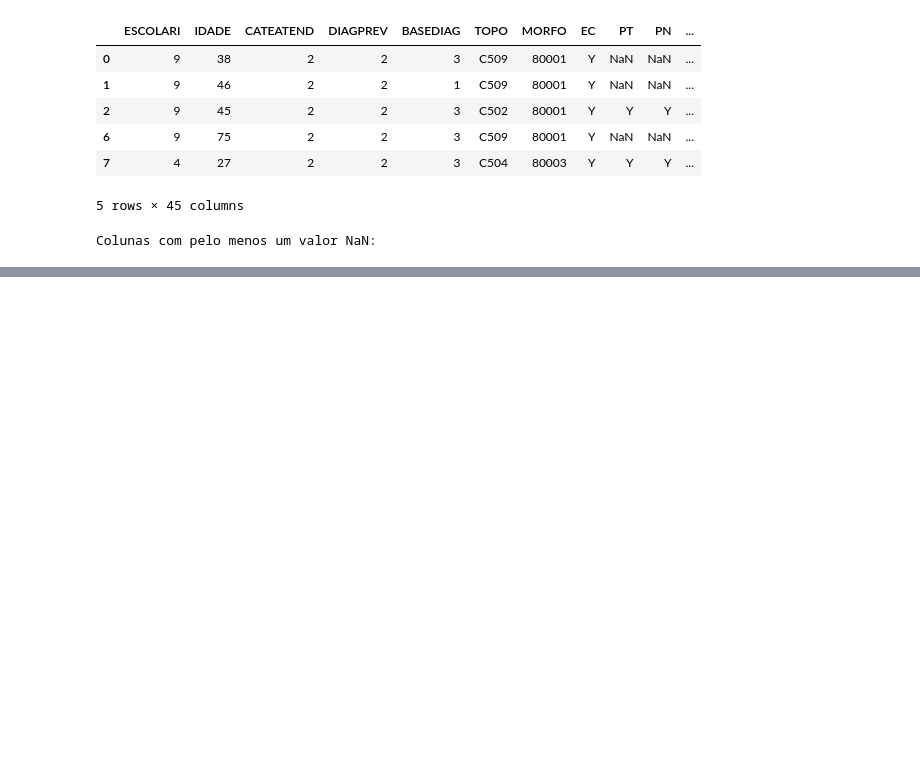
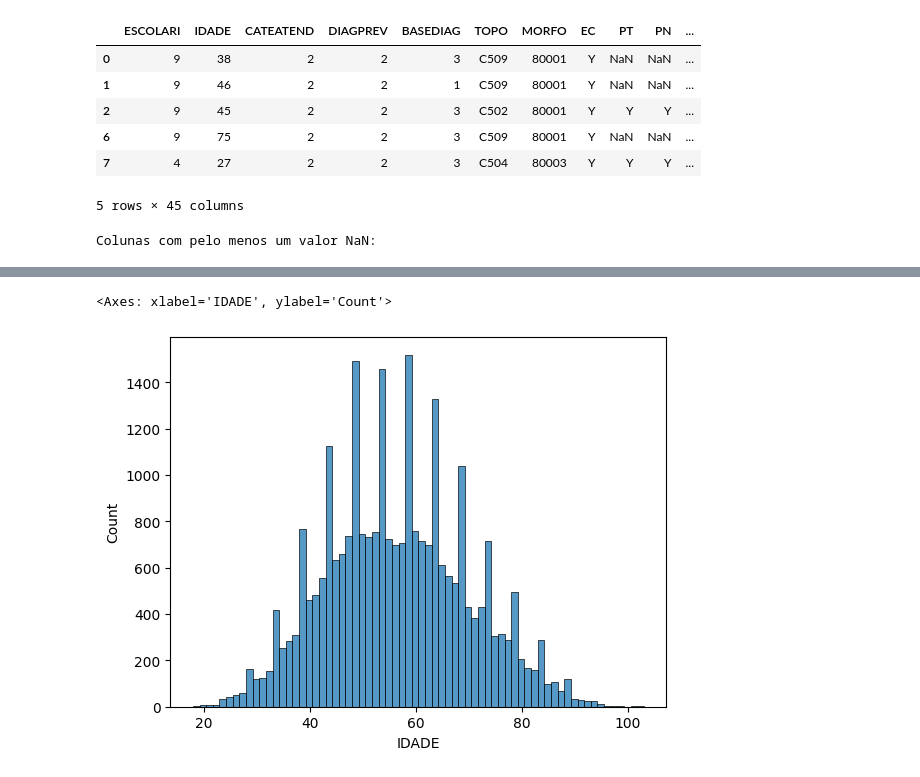
Before and after one commit to ailafelixa/ML-Model-Breast-Cancer-Recurrence, a Jupyter notebook: Aila_Modelo_TCC.ipynb, the cells around one changed output, grey strips where cells are left out. Saved outputs shown, nothing was run; the diff lists cells and outputs as text; code cells hidden in the pictures; blank space fills up the shorter version.

```diff
--- a/Aila_Modelo_TCC.ipynb
+++ b/Aila_Modelo_TCC.ipynb
@@ -1476,8 +1585,0 @@ A variável MORFO tem 135 categorias distintas. Vamos realizar um agrupamento n
-# %%
-# Assuming X_train contains your training data with the MORFO feature
-num_clusters = 10  # Adjust this based on your understanding of the data
-kmeans = KMeans(n_clusters=num_clusters, random_state=42)
-kmeans.fit(X_train[['MORFO']])  # You might need to reshape your data if it's a single column
-
-# Add cluster labels to the training data
-X_train['MORFO_cluster'] = kmeans.labels_
@@ -1540,0 +1590,7 @@ OH_X_valid.columns = OH_X_valid.columns.astype(str)
+# %%
+X_encode = imputed_X_train.sample(frac=0.20, random_state=0)
+y_encode = y_train.loc[X_encode.index]
+
+# Training split
+X_pretrain = imputed_X_train.drop(X_encode.index)
+y_train = y_train.loc[X_pretrain.index]
@@ -1540,0 +1628,13 @@ OH_X_valid.columns = OH_X_valid.columns.astype(str)
+# %%
+encoder = MEstimateEncoder(cols=object_cols,m=2)
+
+
+# Fit the encoder on the encoding split
+encoder.fit(X_encode, y_encode)
+
+# Encode the training split
+encoded_X_train = encoder.transform(X_pretrain)
+
+#Encoding the val and test
+encoded_X_val = encoder.transform(imputed_X_val)
+encoded_X_test = encoder.transform(imputed_X_test)
@@ -1540,0 +1711,5 @@ OH_X_valid.columns = OH_X_valid.columns.astype(str)
+# %%
+sns.histplot(encoded_X_train.IDADE)
+# %% [output]
+<Axes: xlabel='IDADE', ylabel='Count'>
+[figure, added]
```
Also changed, not shown: parts of 71 cells of this notebook.
